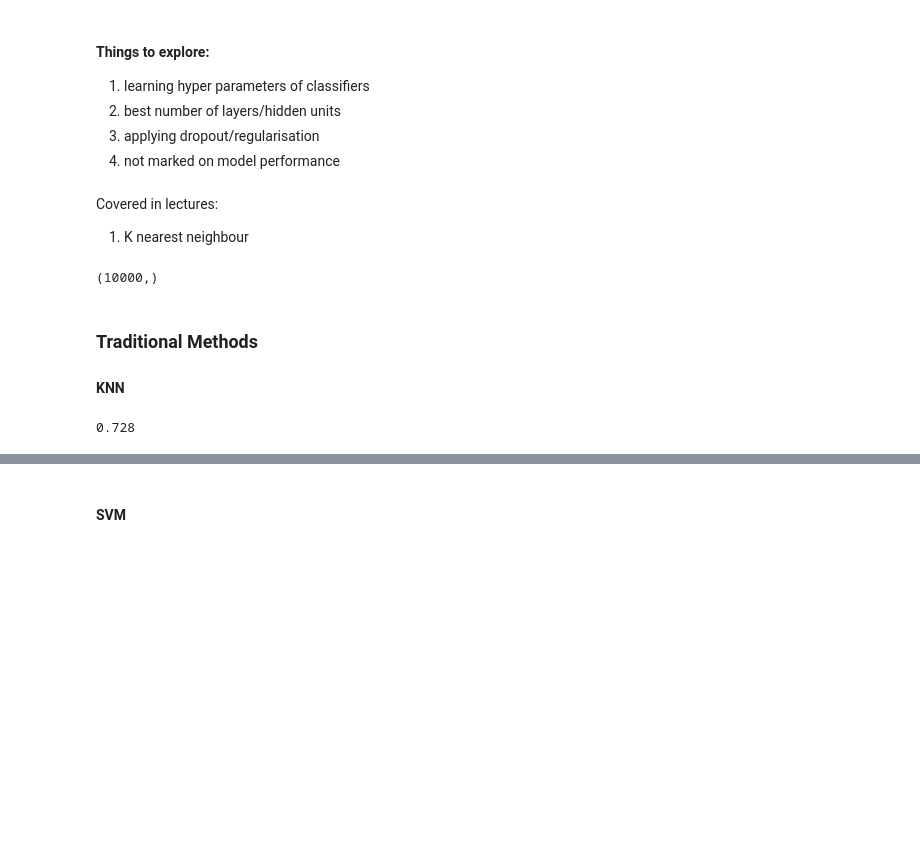
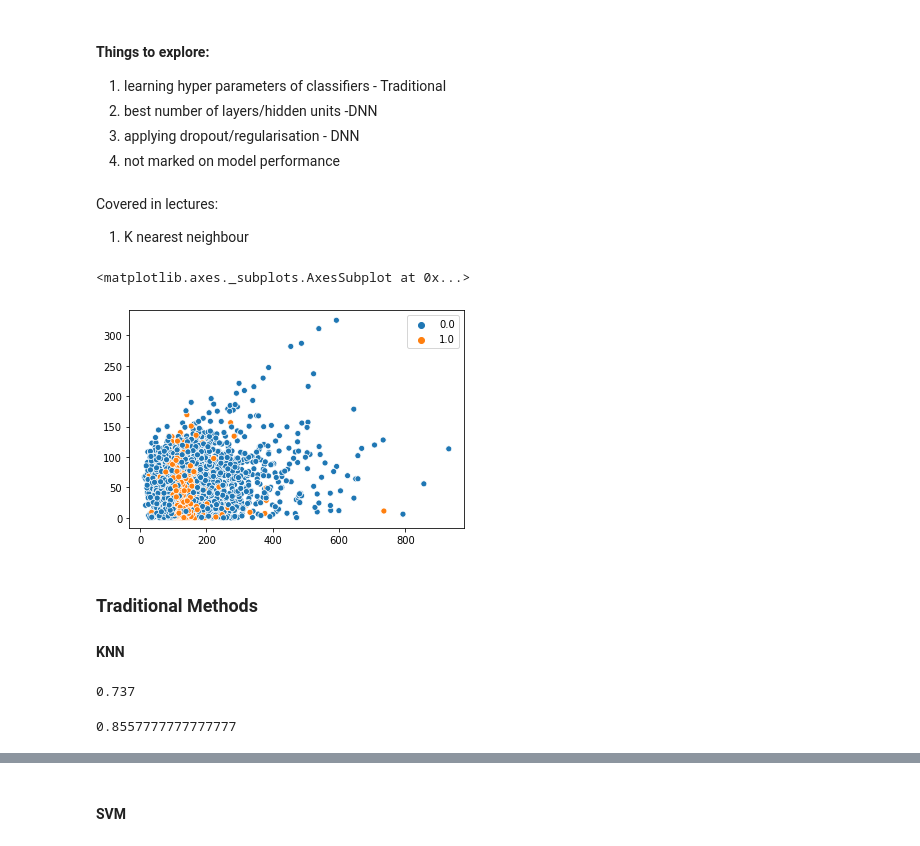
Before and after one commit to RhianTaylor6/PhDMachineLearning, a Jupyter notebook: Untitled.ipynb, the cells around one changed output, grey strips where cells are left out. Drawn from its saved outputs; the diff is of its cells as text; code cells hidden in the pictures; blank space fills up the shorter version.

```diff
--- a/Untitled.ipynb
+++ b/Untitled.ipynb
@@ -20,15 +37,11 @@ labels = np.loadtxt("ATLAS-labels.csv",delimiter=",")
 # %% [markdown]
 #### Things to explore:
-1. learning hyper parameters of classifiers
-2. best number of layers/hidden units
-3. applying dropout/regularisation
+1. learning hyper parameters of classifiers - Traditional
+2. best number of layers/hidden units -DNN
+3. applying dropout/regularisation - DNN
 4. not marked on model performance
 # %% [markdown]
 Covered in lectures:
 1. K nearest neighbour
 # %%
 X_train, X_test, y_train, y_test = train_test_split(data,labels,test_size=0.1)
-# %%
-labels.shape
-# %% [output]
-(10000,)
@@ -35,3 +53,8 @@ labels.shape
+# %%
+sns.scatterplot(x=data[:,0], y=data[:,1], hue=labels )
+# %% [output]
+<matplotlib.axes._subplots.AxesSubplot at 0x...>
+[figure, added]
 # %% [markdown]
 ### Traditional Methods
 
@@ -40,6 +63,7 @@ labels.shape
 #K Nearest neighbour
 KNN = KNeighborsClassifier(n_neighbors=3)
 KNN.fit(X_train, y_train)
-KNN.score(X_test, y_test)
+KNN_score = KNN.score(X_test, y_test)
+KNN_score
 # %% [output]
-0.728
+0.737
@@ -45,0 +75,5 @@ KNN.score(X_test, y_test)
+# %%
+KNN_score_train = KNN.score(X_train, y_train)
+KNN_score_train
+# %% [output]
+0.8557777777777777
```
Also changed, not shown: parts of 94 cells of this notebook, 19 other files.
